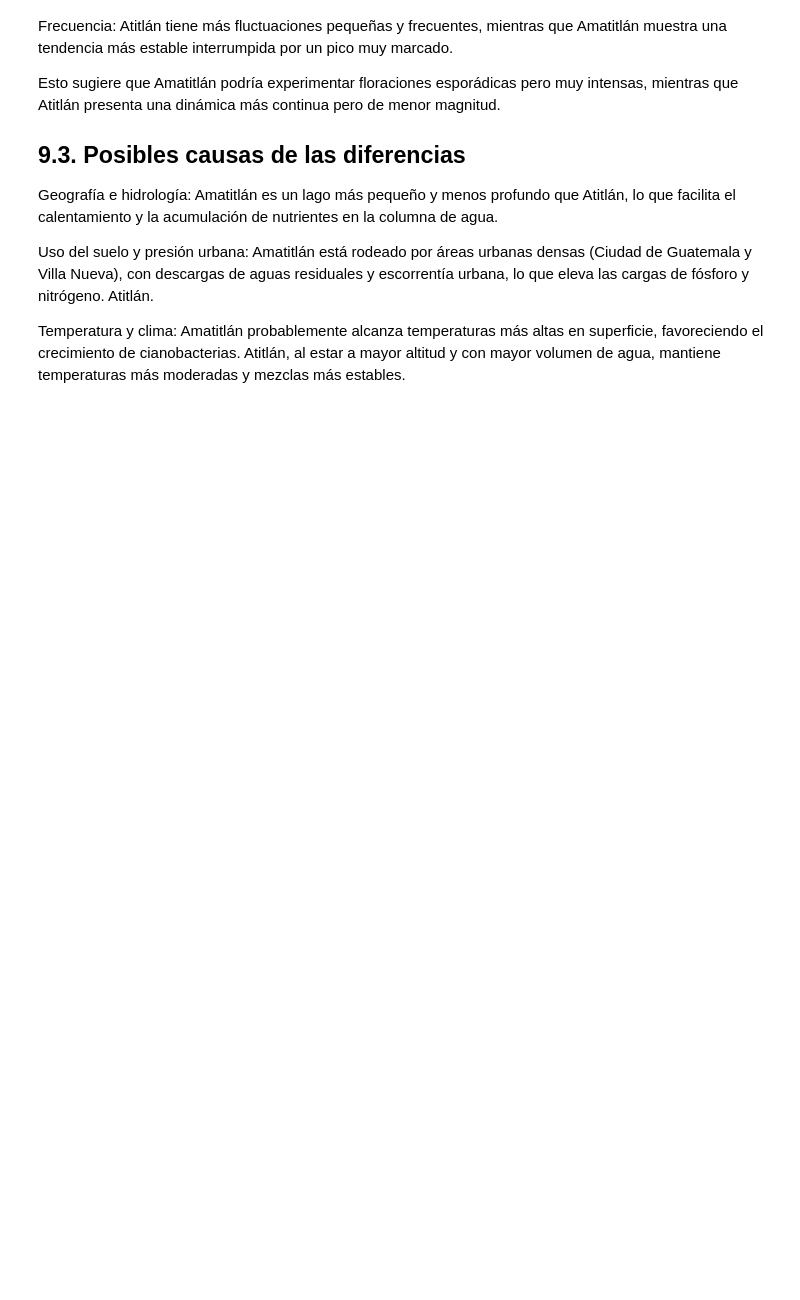
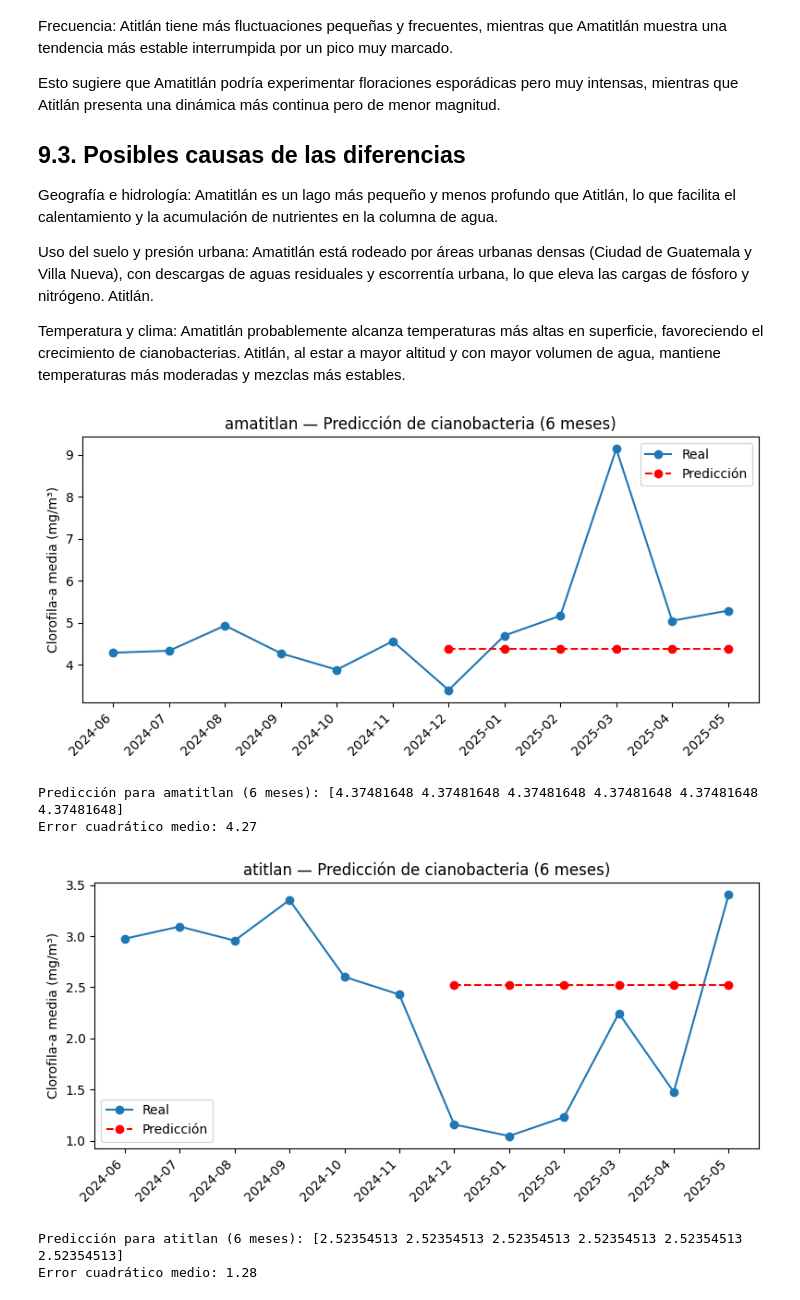
Before and after one commit to josuemj/Lake-Cyanobacteria-Sentinel2-Analysis, a Jupyter notebook: lab/analysis.ipynb, the cells around one changed output. Drawn from its saved outputs; the diff is of its cells as text; code cells hidden in the pictures; blank space fills up the shorter version.

```diff
--- a/lab/analysis.ipynb
+++ b/lab/analysis.ipynb
@@ -383,0 +386,40 @@ Temperatura y clima: Amatitlán probablemente alcanza temperaturas más altas en
+# %%
+from sklearn.ensemble import RandomForestRegressor
+from sklearn.metrics import mean_squared_error
+import numpy as np
+
+horizon = 6  # meses a predecir
+for lake, recs in sorted(monthly_stats.items()):
+    if len(recs) < horizon + 2:
+        print(f"No hay suficientes datos para predicción en {lake}.")
+        continue
+    df = pd.DataFrame(recs).sort_values("ym")
+    # Convertir fechas a números (ordinales)
+    X = np.arange(len(df)).reshape(-1, 1)
+    y = df["chl_mean"].values
+    # Entrenar modelo en todos menos los últimos 'horizon' meses
+    X_train, y_train = X[:-horizon], y[:-horizon]
+    X_test = X[-horizon:]
+    # Modelo
+    model = RandomForestRegressor(n_estimators=100, random_state=42)
+    model.fit(X_train, y_train)
+    y_pred = model.predict(X_test)
+    # Mostrar resultados
+    plt.figure(figsize=(8, 4))
+    plt.plot(df["ym"], y, marker="o", label="Real")
+    plt.plot(df["ym"].iloc[-horizon:], y_pred, "ro--", label="Predicción")
+    plt.xticks(rotation=45, ha="right")
+    plt.ylabel("Clorofila-a media (mg/m³)")
+    plt.title(f"{lake} — Predicción de cianobacteria ({horizon} meses)")
+    plt.legend()
+    plt.tight_layout()
+    plt.show()
+    print(f"Predicción para {lake} ({horizon} meses): {y_pred}")
+    print(f"Error cuadrático medio: {mean_squared_error(y[-horizon:], y_pred):.2f}")
+# %% [output]
+[figure, added]
+Predicción para amatitlan (6 meses): [4.37481648 4.37481648 4.37481648 4.37481648 4.37481648 4.37481648]
+Error cuadrático medio: 4.27
+[figure, added]
+Predicción para atitlan (6 meses): [2.52354513 2.52354513 2.52354513 2.52354513 2.52354513 2.52354513]
+Error cuadrático medio: 1.28
```
Also changed, not shown: parts of 1 cell of this notebook, 1 other file.
